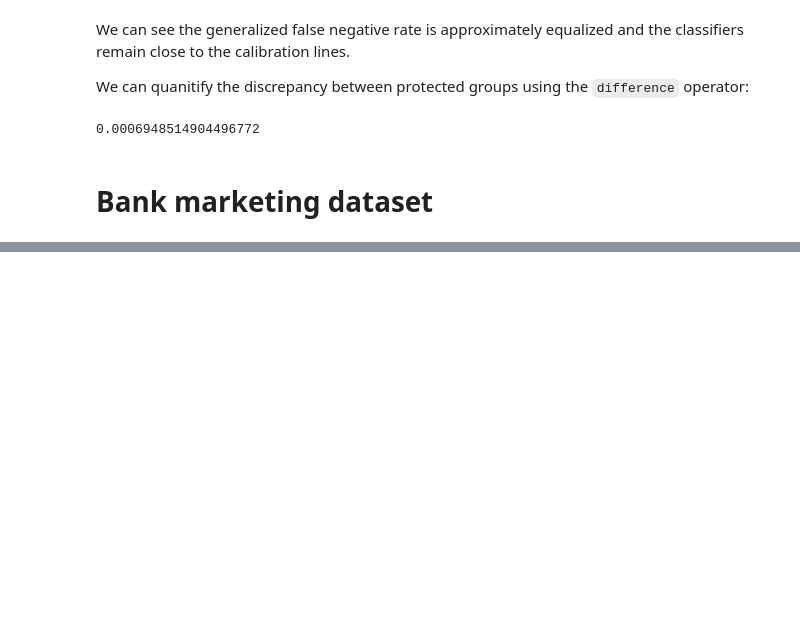
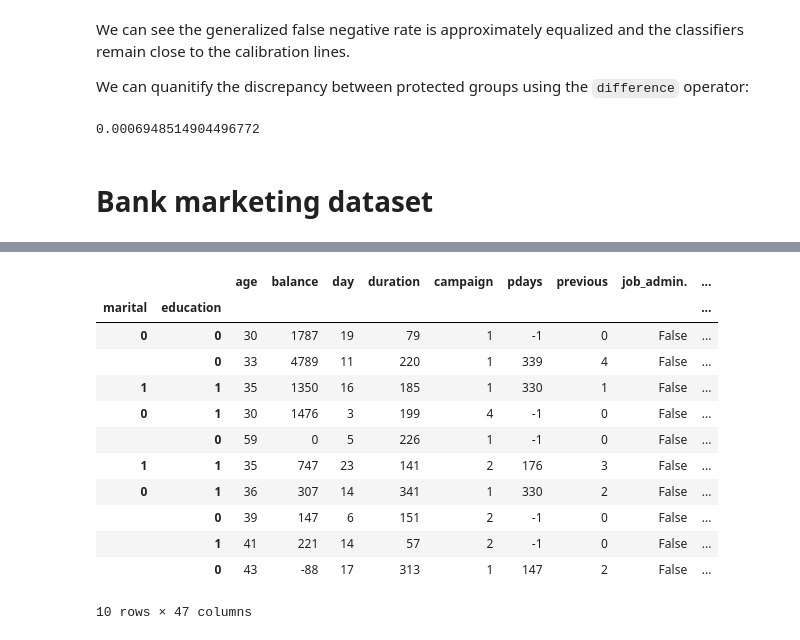
Before and after one commit to Serms1999/information-retrieval, a Jupyter notebook: assignment4/src/bias.ipynb, the cells around one changed output, grey strips where cells are left out. Drawn from its saved outputs; the diff is of its cells as text; code cells hidden in the pictures; blank space fills up the shorter version.

```diff
--- a/assignment4/src/bias.ipynb
+++ b/assignment4/src/bias.ipynb
@@ -322,0 +361,16 @@ bank_data.head(10)
+# %%
+pd.get_dummies(X).head(10)
+# %% [output]
+|  |  | age | balance | day | duration | campaign | pdays | previous | job_admin. | ... |
+| marital | education |  |  |  |  |  |  |  |  | ... |
+| 0 | 0 | 30 | 1787 | 19 | 79 | 1 | -1 | 0 | False | ... |
+|  | 0 | 33 | 4789 | 11 | 220 | 1 | 339 | 4 | False | ... |
+| 1 | 1 | 35 | 1350 | 16 | 185 | 1 | 330 | 1 | False | ... |
+| 0 | 1 | 30 | 1476 | 3 | 199 | 4 | -1 | 0 | False | ... |
+|  | 0 | 59 | 0 | 5 | 226 | 1 | -1 | 0 | False | ... |
+| 1 | 1 | 35 | 747 | 23 | 141 | 2 | 176 | 3 | False | ... |
+| 0 | 1 | 36 | 307 | 14 | 341 | 1 | 330 | 2 | False | ... |
+|  | 0 | 39 | 147 | 6 | 151 | 2 | -1 | 0 | False | ... |
+|  | 1 | 41 | 221 | 14 | 57 | 2 | -1 | 0 | False | ... |
+|  | 0 | 43 | -88 | 17 | 313 | 1 | 147 | 2 | False | ... |
+10 rows × 47 columns
```
Also changed, not shown: parts of 26 cells of this notebook, 7 other files.
